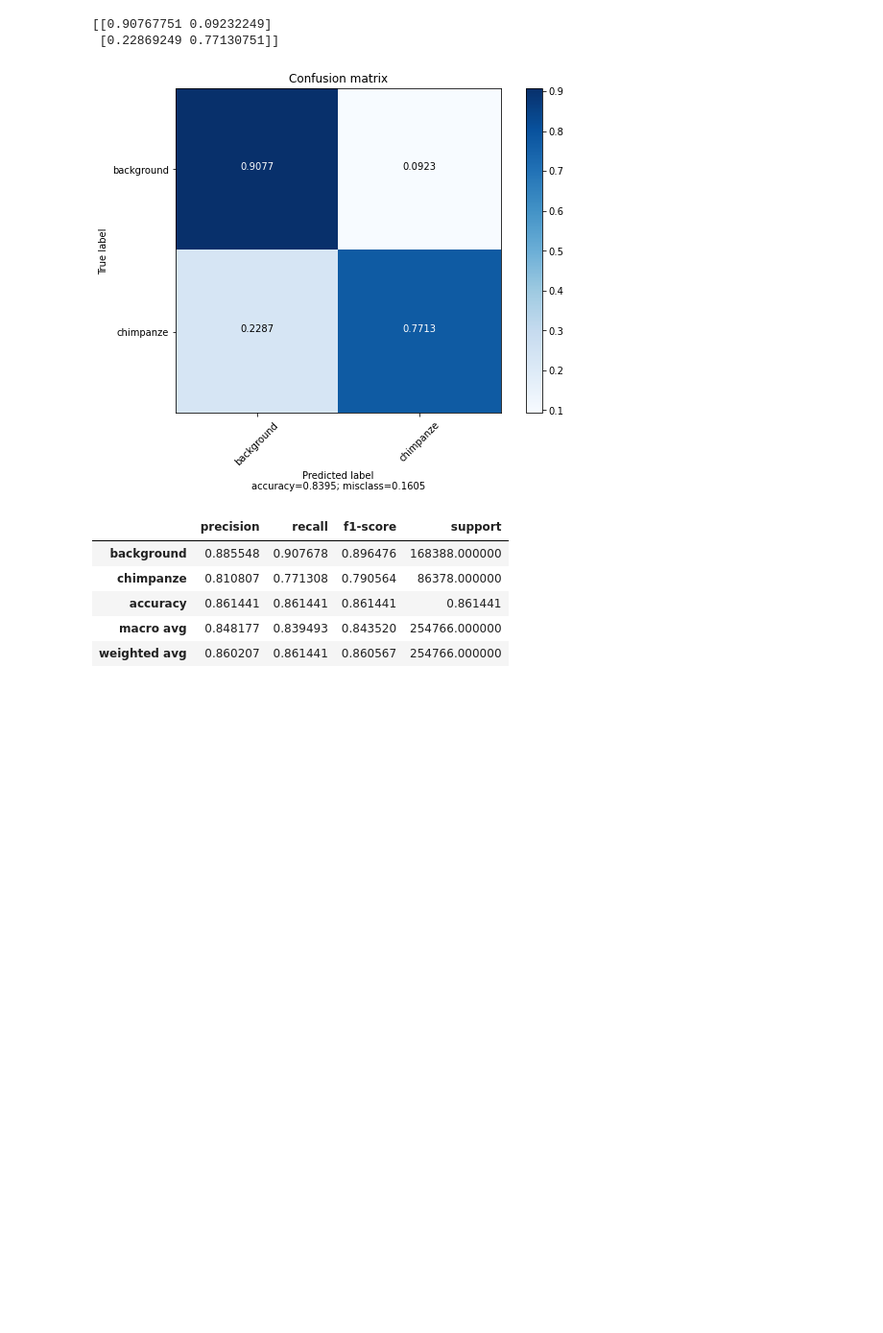
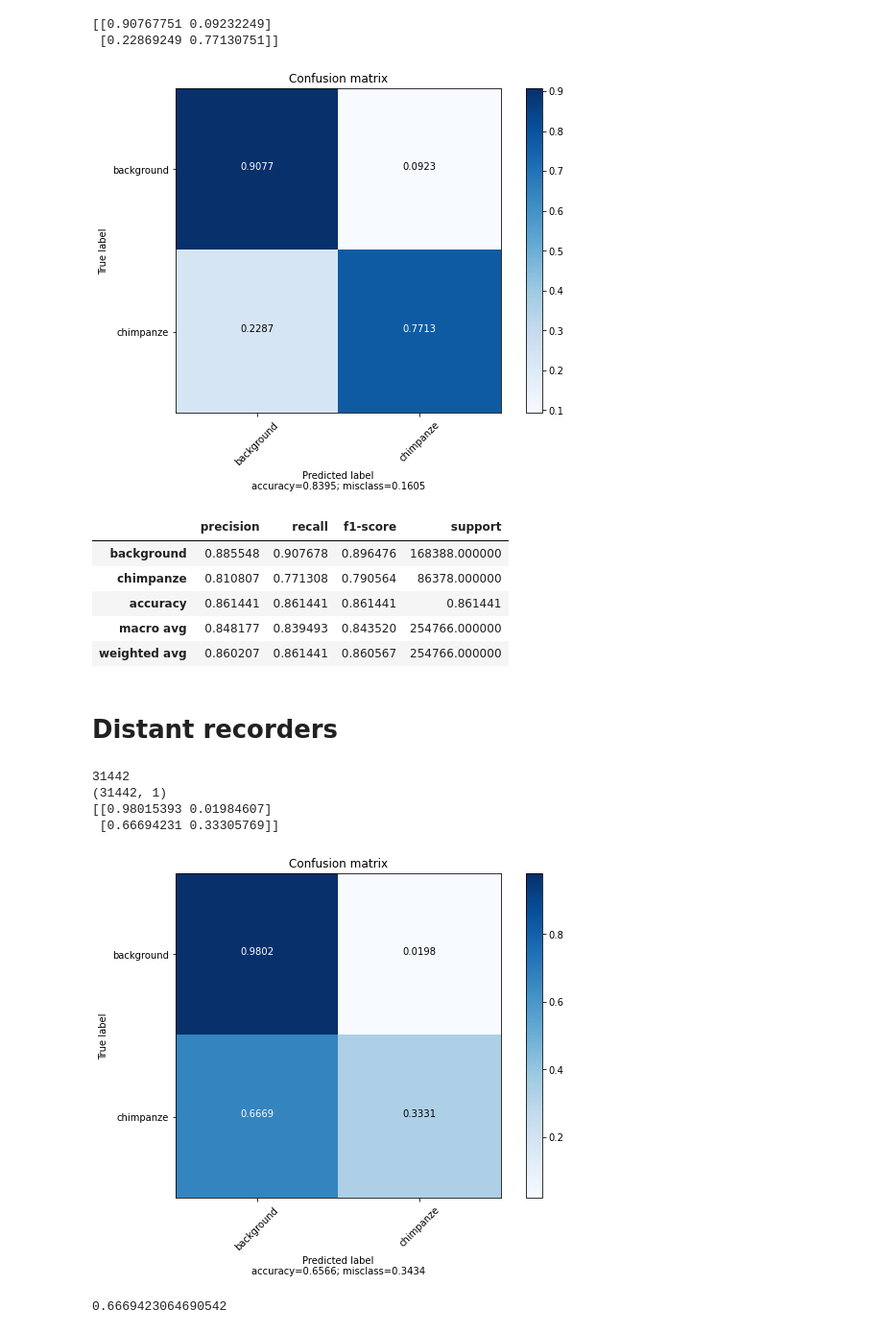
Before and after one commit to UtrechtUniversity/animal-sounds, a Jupyter notebook: output/notebooks/svm_results.ipynb, the cells around one changed output. Shown at 96% size. Saved outputs shown, nothing was run; the diff lists cells and outputs as text; code cells hidden in the pictures; blank space fills up the shorter version.

Commit message:
add distant chimp detection plots

```diff
--- a/output/notebooks/svm_results.ipynb
+++ b/output/notebooks/svm_results.ipynb
@@ -23,11 +23,3 @@ import predict
 import warnings
 warnings.simplefilter(action='ignore', category=FutureWarning)
 import pandas as pd
-# %%
-import os
-
-path = '/home/User/Desktop/file.txt'
-
-# Split the path in
-# head and tail pair
-os.path.split(path)[0]+'/'
@@ -36,7 +26,6 @@ os.path.split(path)[0]+'/'
 # %%
 def read_preds(pred_file):
     preds = loadtxt(pred_file, dtype= str, delimiter='\n', unpack=False)
-    print(len(pd.Series(preds)))
     return preds
 
 def read_pred_probs(pred_file):
@@ -45,7 +34,6 @@ def read_pred_probs(pred_file):
 
 def read_y_test(y_test_file):
     y_test = pd.read_csv(y_test_file)
-    print(y_test.shape)
     return y_test
 
 def get_confusion_matrix(y_test,preds, file=None):
@@ -54,7 +42,7 @@ def get_confusion_matrix(y_test,preds, file=None):
 
     print(cm)
     plt = plot_confusion_matrix(cm, ['background', 'chimpanze'], cmap='Blues', file=file)
-    return plt
+    return plt, cm
 
 def get_classification_report(y_test, preds):
     cr = classification_report(y_test, preds , output_dict=True)
@@ -664,3 +652,24 @@ get_classification_report(targets,preds)
 | accuracy | 0.861441 | 0.861441 | 0.861441 | 0.861441 |
 | macro avg | 0.848177 | 0.839493 | 0.843520 | 254766.000000 |
 | weighted avg | 0.860207 | 0.861441 | 0.860567 | 254766.000000 |
+# %% [markdown]
+# Distant recorders
+# %%
+svm_dir = '../models/svm/all/'
+
+folder = 'A1'
+
+preds, targets = read_svm_results(svm_dir + 'predictions/' + folder)# + '/')
+
+plt, cm = get_confusion_matrix(targets,preds)
+
+true_pos = cm[1,1]
+false_neg = cm[1,0]
+perc_found = true_pos/(true_pos + false_neg)
+# %% [output]
+31442
+(31442, 1)
+[[0.98015393 0.01984607]
+ [0.66694231 0.33305769]]
+[figure, added]
+0.6669423064690542
```
Also changed, not shown: parts of 4 cells of this notebook.
